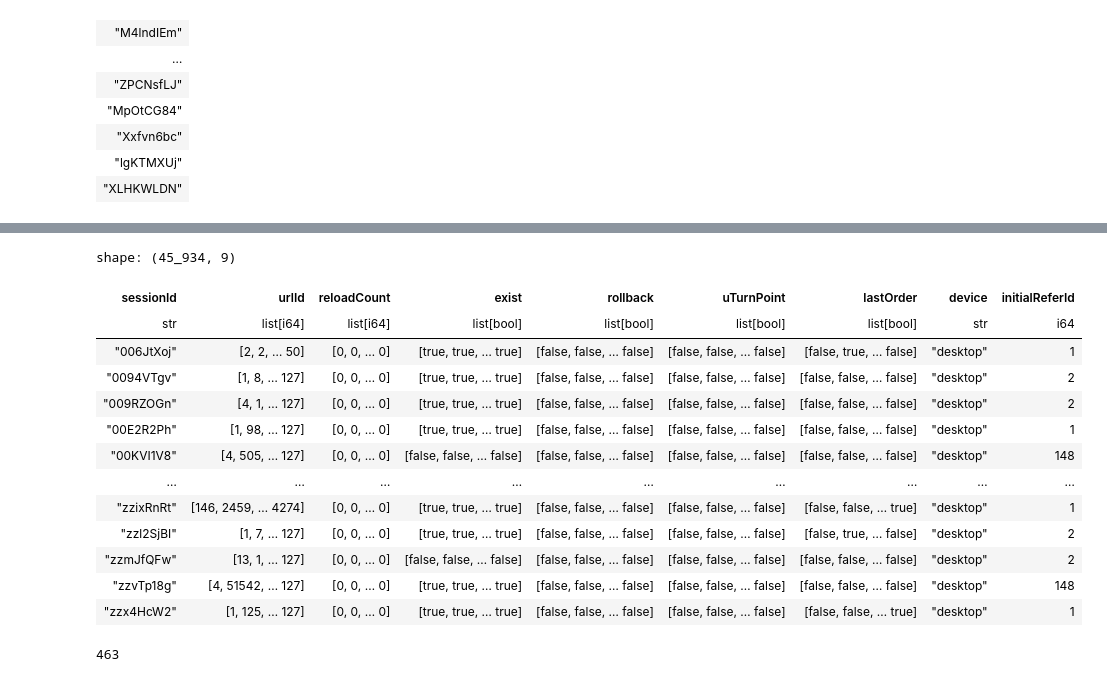
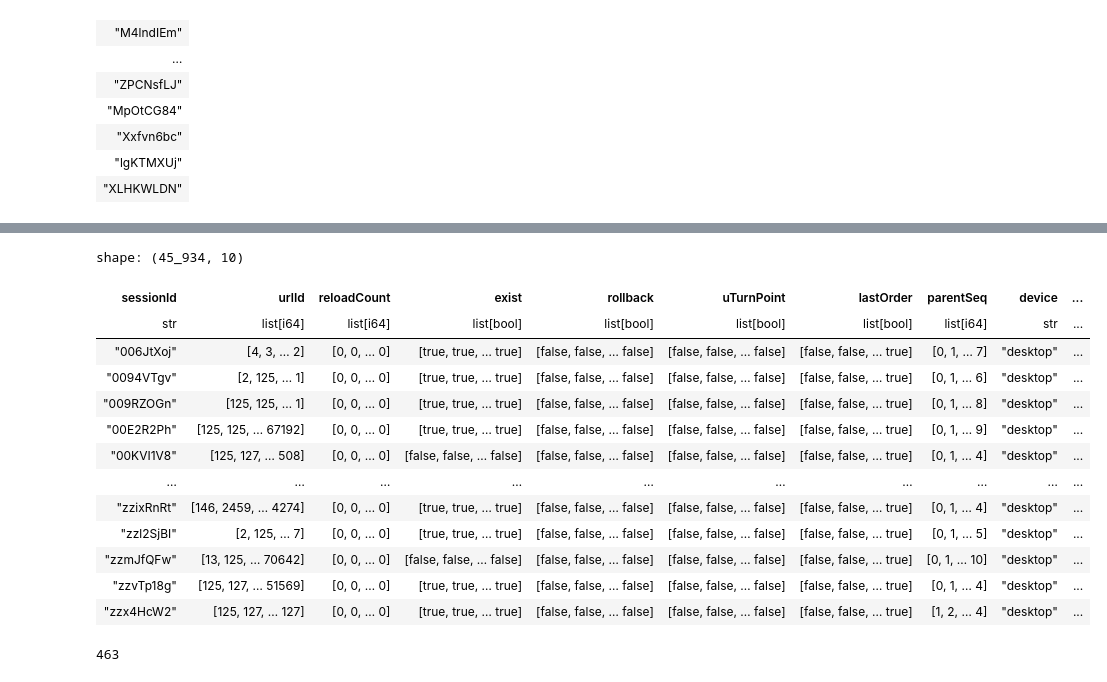
Before and after one commit to zeongzaehoon/mlops, a Jupyter notebook: train/snip.ipynb, the cells around one changed output, grey strips where cells are left out. Saved outputs shown, nothing was run; the diff lists cells and outputs as text; code cells hidden in the pictures.

Commit message:
sort by parentSeq

```diff
--- a/train/snip.ipynb
+++ b/train/snip.ipynb
@@ -431,36 +431,35 @@ shape: (8, 22)
 # %%
 raw_data = (
     raw_data_set.group_by("sessionId")
     .agg(
-        # input
-        pl.col("urlId").alias("urlId"),
-        pl.col("reloadCount").alias("reloadCount"),
-        pl.col("exist").alias("exist"),
-        pl.col("rollback").alias("rollback"),
-        pl.col("uTurnPoint").alias("uTurnPoint"),
-        pl.col("lastOrder").alias("lastOrder"),
-
-        # broadcast context
+        pl.col("urlId").sort_by("parentSeq").alias("urlId"),
+        pl.col("reloadCount").sort_by("parentSeq").alias("reloadCount"),
+        pl.col("exist").sort_by("parentSeq").alias("exist"),
+        pl.col("rollback").sort_by("parentSeq").alias("rollback"),
+        pl.col("uTurnPoint").sort_by("parentSeq").alias("uTurnPoint"),
+        pl.col("lastOrder").sort_by("parentSeq").alias("lastOrder"),
+        pl.col("parentSeq").sort_by("parentSeq").alias("parentSeq"),
         pl.first("device").alias("device"),
-        pl.first("initialReferId").alias("initialReferId")
+        pl.first("initialReferId").alias("initialReferId"),
     )
-).sort("sessionId")
+    .sort("sessionId")
+)
 raw_data
 # %% [output]
-shape: (45_934, 9)
+shape: (45_934, 10)
-| sessionId | urlId | reloadCount | exist | rollback | uTurnPoint | lastOrder | device | initialReferId |
-| str | list[i64] | list[i64] | list[bool] | list[bool] | list[bool] | list[bool] | str | i64 |
-| "006JtXoj" | [2, 2, … 50] | [0, 0, … 0] | [true, true, … true] | [false, false, … false] | [false, false, … false] | [false, true, … false] | "desktop" | 1 |
-| "0094VTgv" | [1, 8, … 127] | [0, 0, … 0] | [true, true, … true] | [false, false, … false] | [false, false, … false] | [false, false, … false] | "desktop" | 2 |
-| "009RZOGn" | [4, 1, … 127] | [0, 0, … 0] | [true, true, … true] | [false, false, … false] | [false, false, … false] | [false, false, … false] | "desktop" | 2 |
-| "00E2R2Ph" | [1, 98, … 127] | [0, 0, … 0] | [true, true, … true] | [false, false, … false] | [false, false, … false] | [false, false, … false] | "desktop" | 1 |
-| "00KVI1V8" | [4, 505, … 127] | [0, 0, … 0] | [false, false, … false] | [false, false, … false] | [false, false, … false] | [false, false, … false] | "desktop" | 148 |
-| … | … | … | … | … | … | … | … | … |
-| "zzixRnRt" | [146, 2459, … 4274] | [0, 0, … 0] | [true, true, … true] | [false, false, … false] | [false, false, … false] | [false, false, … true] | "desktop" | 1 |
-| "zzl2SjBI" | [1, 7, … 127] | [0, 0, … 0] | [true, true, … true] | [false, false, … false] | [false, false, … false] | [false, true, … false] | "desktop" | 2 |
-| "zzmJfQFw" | [13, 1, … 127] | [0, 0, … 0] | [false, false, … false] | [false, false, … false] | [false, false, … false] | [false, false, … false] | "desktop" | 2 |
-| "zzvTp18g" | [4, 51542, … 127] | [0, 0, … 0] | [true, true, … true] | [false, false, … false] | [false, false, … false] | [false, false, … false] | "desktop" | 148 |
-| "zzx4HcW2" | [1, 125, … 127] | [0, 0, … 0] | [true, true, … true] | [false, false, … false] | [false, false, … false] | [false, false, … true] | "desktop" | 1 |
+| sessionId | urlId | reloadCount | exist | rollback | uTurnPoint | lastOrder | parentSeq | device | ... |
+| str | list[i64] | list[i64] | list[bool] | list[bool] | list[bool] | list[bool] | list[i64] | str | ... |
+| "006JtXoj" | [4, 3, … 2] | [0, 0, … 0] | [true, true, … true] | [false, false, … false] | [false, false, … false] | [false, false, … true] | [0, 1, … 7] | "desktop" | ... |
+| "0094VTgv" | [2, 125, … 1] | [0, 0, … 0] | [true, true, … true] | [false, false, … false] | [false, false, … false] | [false, false, … true] | [0, 1, … 6] | "desktop" | ... |
+| "009RZOGn" | [125, 125, … 1] | [0, 0, … 0] | [true, true, … true] | [false, false, … false] | [false, false, … false] | [false, false, … true] | [0, 1, … 8] | "desktop" | ... |
+| "00E2R2Ph" | [125, 125, … 67192] | [0, 0, … 0] | [true, true, … true] | [false, false, … false] | [false, false, … false] | [false, false, … true] | [0, 1, … 9] | "desktop" | ... |
+| "00KVI1V8" | [125, 127, … 508] | [0, 0, … 0] | [false, false, … false] | [false, false, … false] | [false, false, … false] | [false, false, … true] | [0, 1, … 4] | "desktop" | ... |
+| … | … | … | … | … | … | … | … | … | ... |
+| "zzixRnRt" | [146, 2459, … 4274] | [0, 0, … 0] | [true, true, … true] | [false, false, … false] | [false, false, … false] | [false, false, … true] | [0, 1, … 4] | "desktop" | ... |
+| "zzl2SjBI" | [2, 125, … 7] | [0, 0, … 0] | [true, true, … true] | [false, false, … false] | [false, false, … false] | [false, false, … true] | [0, 1, … 5] | "desktop" | ... |
+| "zzmJfQFw" | [13, 125, … 70642] | [0, 0, … 0] | [false, false, … false] | [false, false, … false] | [false, false, … false] | [false, false, … true] | [0, 1, … 10] | "desktop" | ... |
+| "zzvTp18g" | [125, 127, … 51569] | [0, 0, … 0] | [true, true, … true] | [false, false, … false] | [false, false, … false] | [false, false, … true] | [0, 1, … 4] | "desktop" | ... |
+| "zzx4HcW2" | [125, 127, … 127] | [0, 0, … 0] | [true, true, … true] | [false, false, … false] | [false, false, … false] | [false, false, … true] | [1, 2, … 4] | "desktop" | ... |
 # %%
 df = raw_data.with_columns(pl.col("urlId").list.len().alias("seqLength"))
 
```
Also changed, not shown: parts of 1 cell of this notebook.
